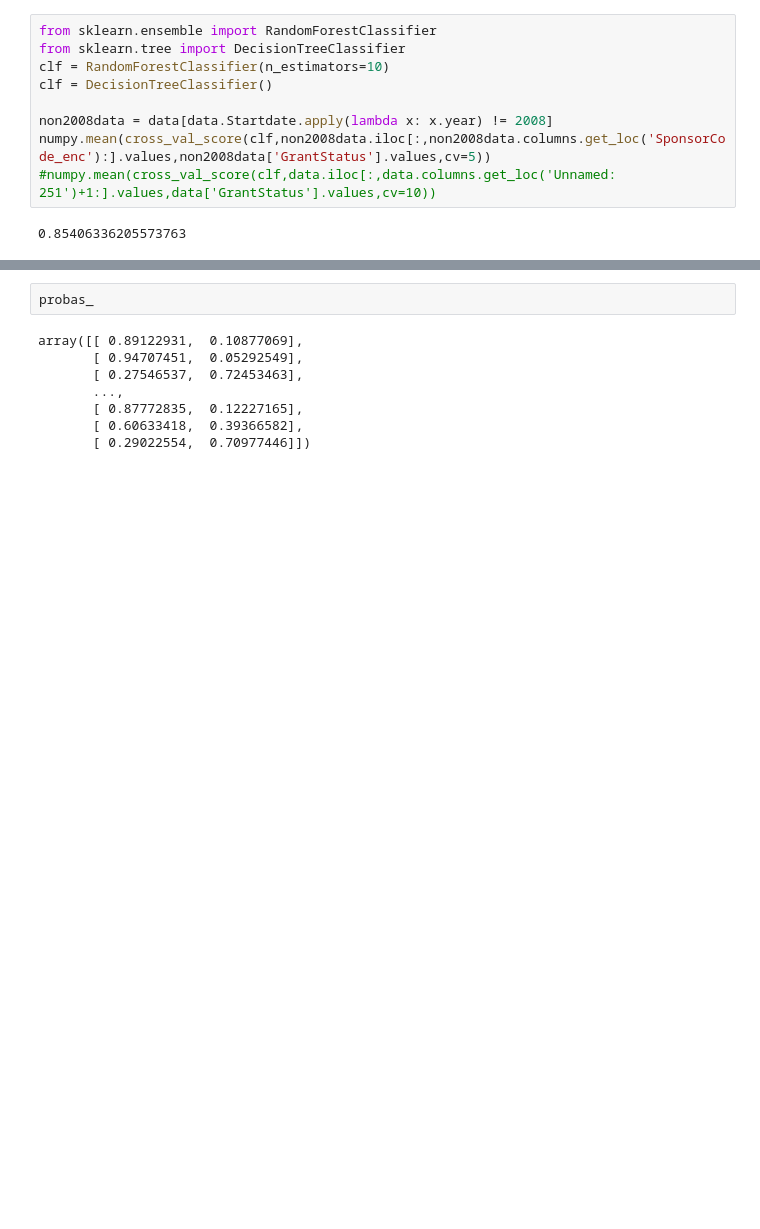
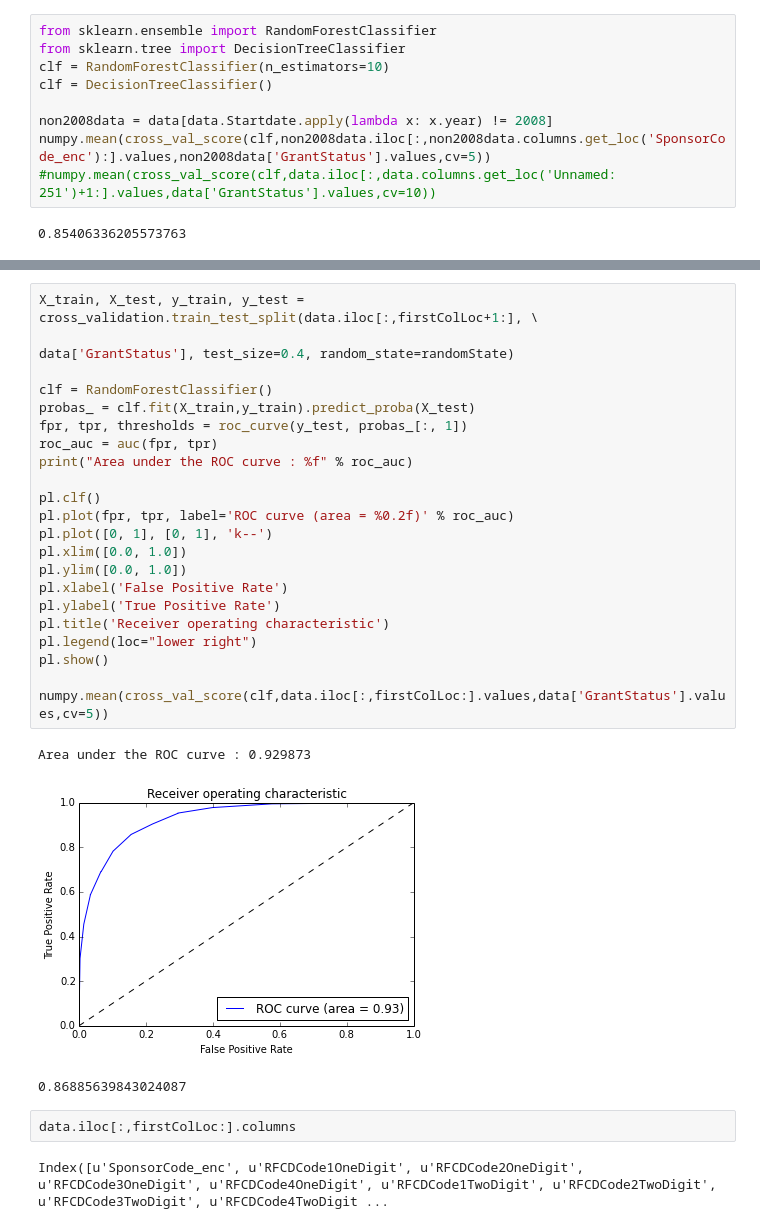
Before and after one commit to realmichaelzyy/cs249project, a Jupyter notebook: kaggle/workspace/classifier/KaggleDataset.ipynb, the cells around one changed output, grey strips where cells are left out. Cells and saved outputs as stored; diff of their text form; blank space fills up the shorter version.

Commit message:
*kaggle* getting good classifier results

```diff
--- a/kaggle/workspace/classifier/KaggleDataset.ipynb
+++ b/kaggle/workspace/classifier/KaggleDataset.ipynb
@@ -1242,10 +1244,30 @@ Area under the ROC curve : 0.860981
-# %%
-probas_
-# %% [output]
-array([[ 0.89122931,  0.10877069],
-       [ 0.94707451,  0.05292549],
-       [ 0.27546537,  0.72453463],
-       ...,
-       [ 0.87772835,  0.12227165],
-       [ 0.60633418,  0.39366582],
-       [ 0.29022554,  0.70977446]])
+# %%
+X_train, X_test, y_train, y_test = cross_validation.train_test_split(data.iloc[:,firstColLoc+1:], \
+                                                                     data['GrantStatus'], test_size=0.4, random_state=randomState)
+
+clf = RandomForestClassifier()
+probas_ = clf.fit(X_train,y_train).predict_proba(X_test)
+fpr, tpr, thresholds = roc_curve(y_test, probas_[:, 1])
+roc_auc = auc(fpr, tpr)
+print("Area under the ROC curve : %f" % roc_auc)
+
+pl.clf()
+pl.plot(fpr, tpr, label='ROC curve (area = %0.2f)' % roc_auc)
+pl.plot([0, 1], [0, 1], 'k--')
+pl.xlim([0.0, 1.0])
+pl.ylim([0.0, 1.0])
+pl.xlabel('False Positive Rate')
+pl.ylabel('True Positive Rate')
+pl.title('Receiver operating characteristic')
+pl.legend(loc="lower right")
+pl.show()
+
+numpy.mean(cross_val_score(clf,data.iloc[:,firstColLoc:].values,data['GrantStatus'].values,cv=5))
+# %% [output]
+Area under the ROC curve : 0.929873
+[figure, added]
+0.86885639843024087
+# %%
+data.iloc[:,firstColLoc:].columns
+# %% [output]
+Index([u'SponsorCode_enc', u'RFCDCode1OneDigit', u'RFCDCode2OneDigit', u'RFCDCode3OneDigit', u'RFCDCode4OneDigit', u'RFCDCode1TwoDigit', u'RFCDCode2TwoDigit', u'RFCDCode3TwoDigit', u'RFCDCode4TwoDigit ...
```
Also changed, not shown: parts of 2 cells of this notebook.
